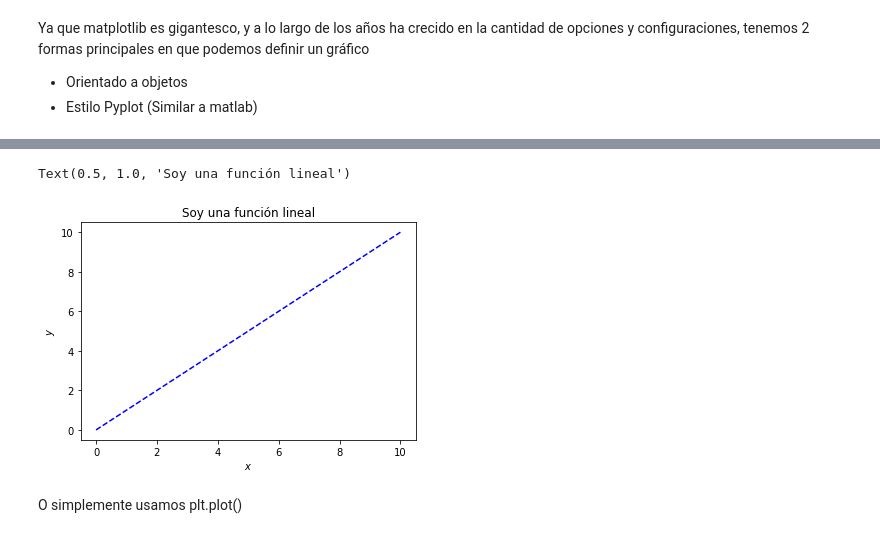
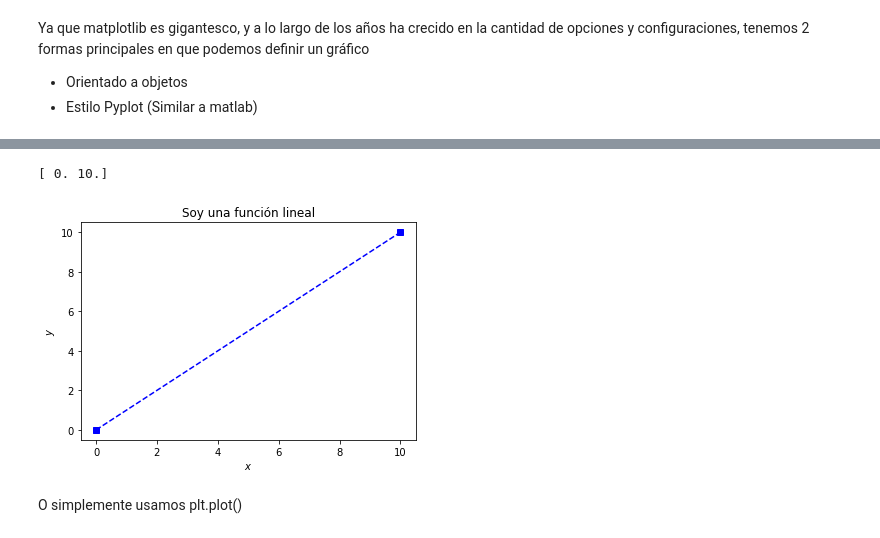
Before and after one commit to gellanz/DSC-Python, a Jupyter notebook: BasicosNumpy.ipynb, the cells around one changed output, grey strips where cells are left out. Drawn from its saved outputs; the diff is of its cells as text; code cells hidden in the pictures.

```diff
--- a/BasicosNumpy.ipynb
+++ b/BasicosNumpy.ipynb
@@ -84,12 +94,12 @@ Ya que matplotlib es gigantesco, y a lo largo de los años ha crecido en la cant
 # %%
 fig, ax = plt.subplots()
-x = np.linspace(0,10,2)
-ax.plot(x,x,'--b')
+ax.plot(x,x,'--bs')
 ax.set_xlabel('$x$')
 ax.set_ylabel('$y$')
 ax.set_title('Soy una función lineal')
+print(x)
 # %% [output]
-Text(0.5, 1.0, 'Soy una función lineal')
+[ 0. 10.]
-[figure, old version]
+[figure, new version]
 # %% [markdown]
 O simplemente usamos plt.plot()
```
Also changed, not shown: parts of 11 cells of this notebook.
